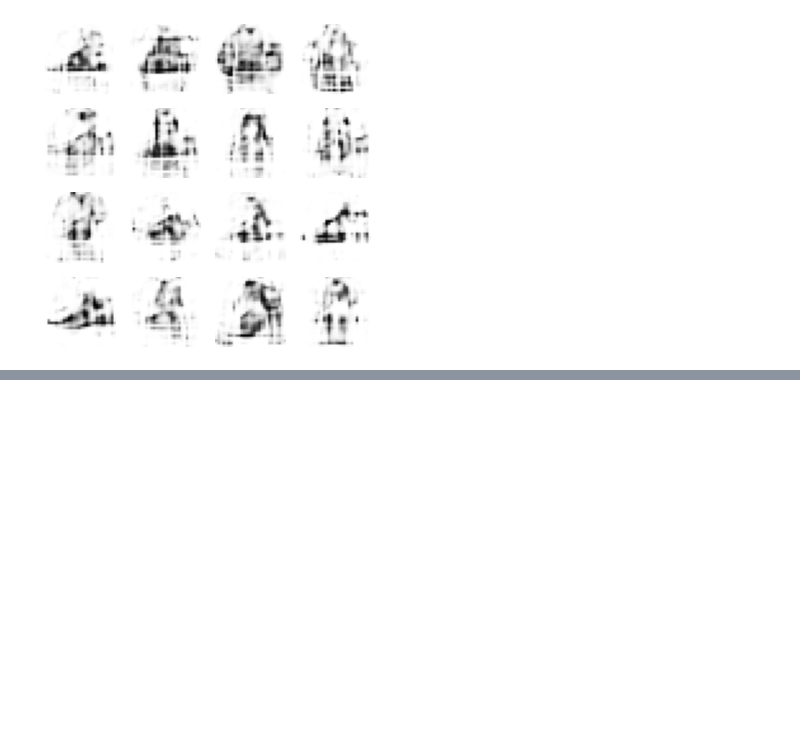
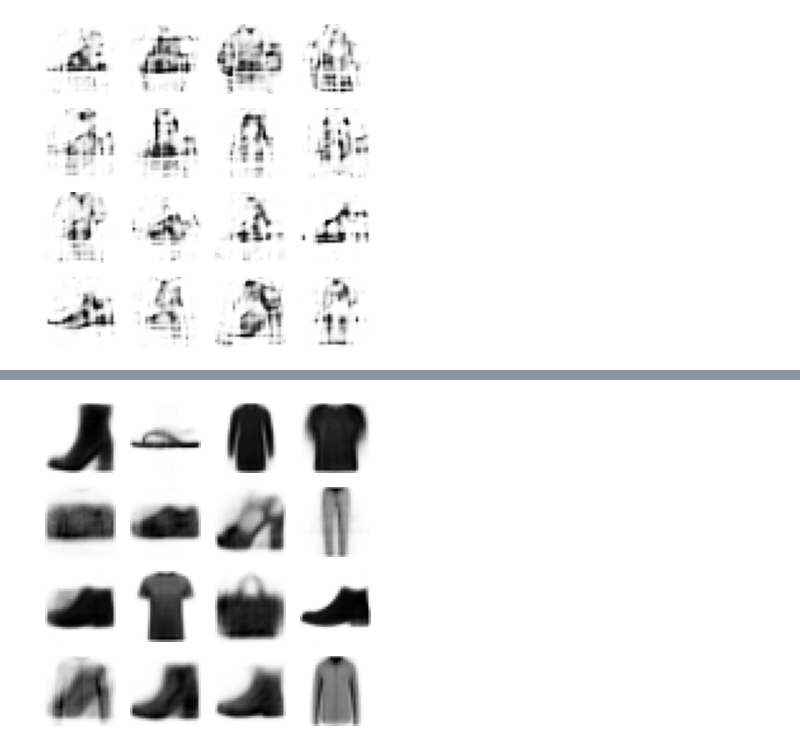
Before and after one commit to teome/diffusion-play, a Jupyter notebook: nbs/29_vae.ipynb, the cells around one changed output, grey strips where cells are left out. Saved outputs shown, nothing was run; the diff lists cells and outputs as text; code cells hidden in the pictures; blank space fills up the shorter version.

```diff
--- a/nbs/29_vae.ipynb
+++ b/nbs/29_vae.ipynb
@@ -161,0 +256,4 @@ show_images(generated_images.reshape(-1, 1, 28, 28), imsize=1.5)
+# %%
+show_images(ims.reshape(-1, 1, 28, 28), imsize=1.5)
+# %% [output]
+[figure, added]
```
Also changed, not shown: parts of 18 cells of this notebook.
